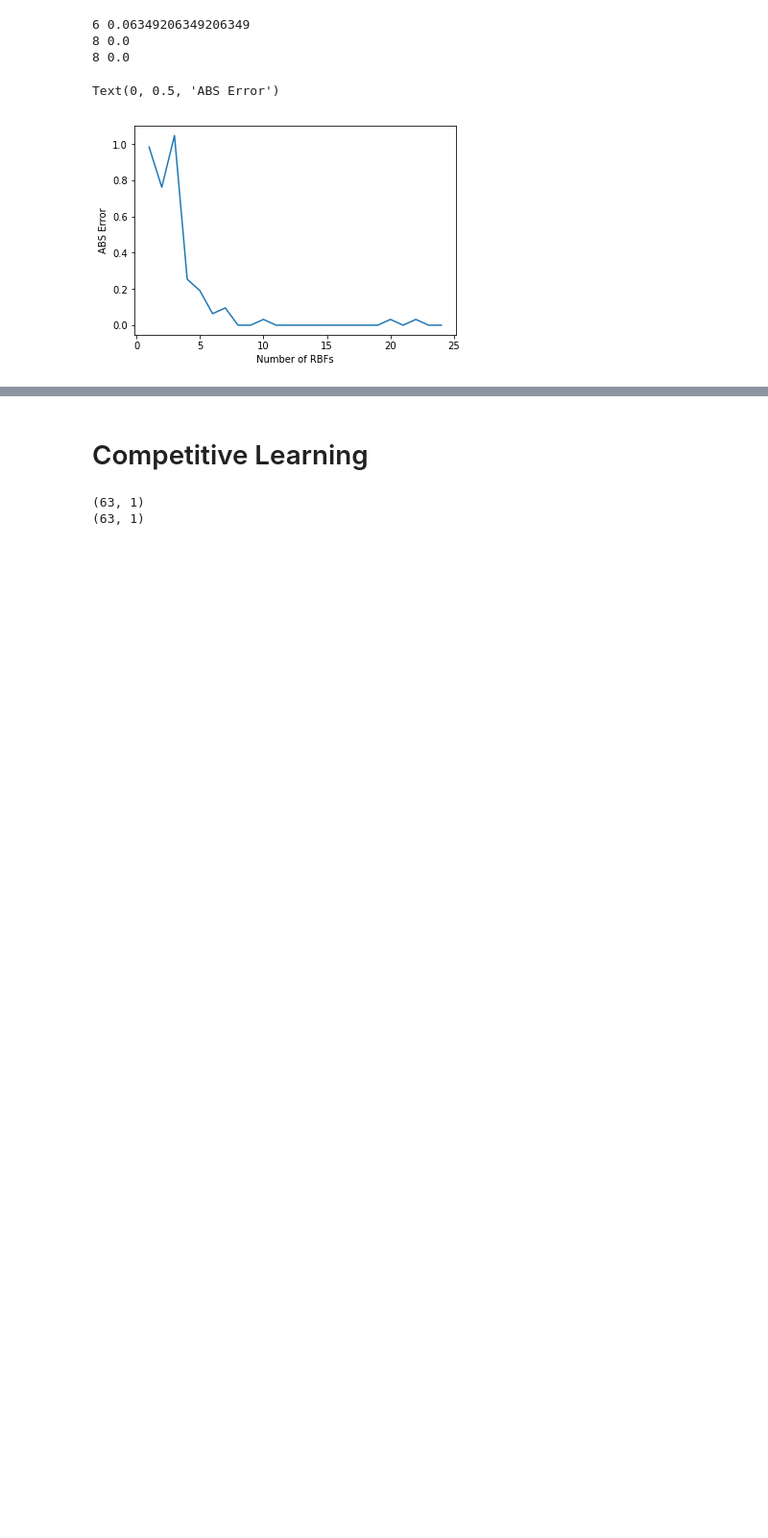
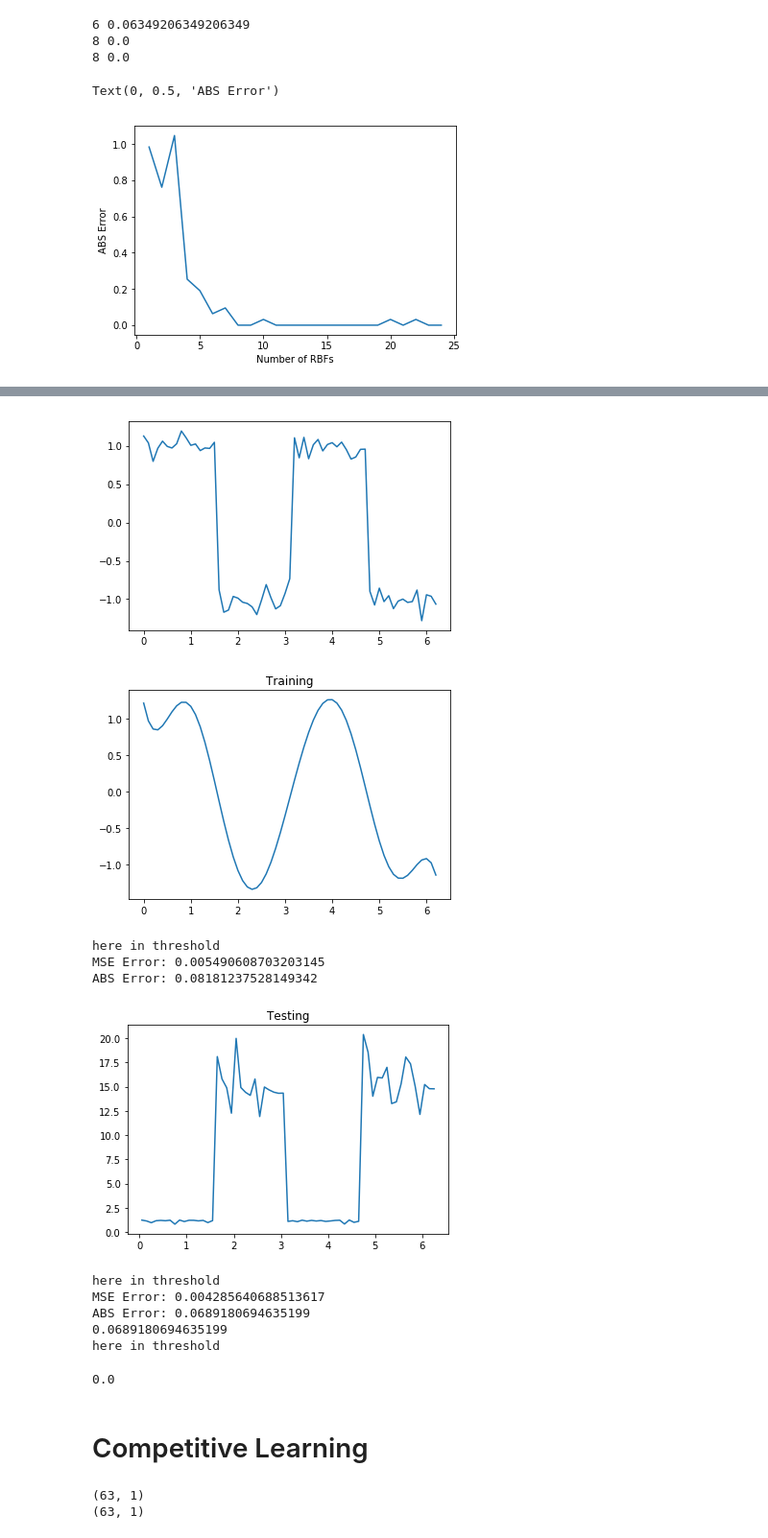
Before and after one commit to griiak/ANN-Assignment1-GS, a Jupyter notebook: A2/part1.ipynb, the cells around one changed output, grey strips where cells are left out. Shown at 96% size. Saved outputs shown, nothing was run; the diff lists cells and outputs as text; code cells hidden in the pictures; blank space fills up the shorter version.

```diff
--- a/A2/part1.ipynb
+++ b/A2/part1.ipynb
@@ -516,3 +551,26 @@ print(sigmas[np.argmin(test_errs)])
+# %%
+np.random.seed(10)
+train_X, train_Y, test_X, test_Y, clean_X, clean_Y = generate_data(square, noise = 0.1)
+plt.plot(train_X,train_Y)
+plt.show()
+centers = evenly_spaced_rbf(11)
+network = RBF(centers, sigma=0.6, use_batch=True, threshold=True)
+stuff = network.train(train_X,train_Y,test_X,test_Y,eta=0.2, n_epochs=100, plot=True, v=True)
+print(stuff[1])
+network.calculate_error_MSE(clean_X,clean_Y)
+# %% [output]
+[figure, added]
+[figure, added]
+here in threshold
+MSE Error: 0.005490608703203145
+ABS Error: 0.08181237528149342
+[figure, added]
+here in threshold
+MSE Error: 0.004285640688513617
+ABS Error: 0.0689180694635199
+0.0689180694635199
+here in threshold
+0.0
 # %% [markdown]
 # Competitive Learning
 # %%
```
Also changed, not shown: parts of 12 cells of this notebook, 3 other files.
